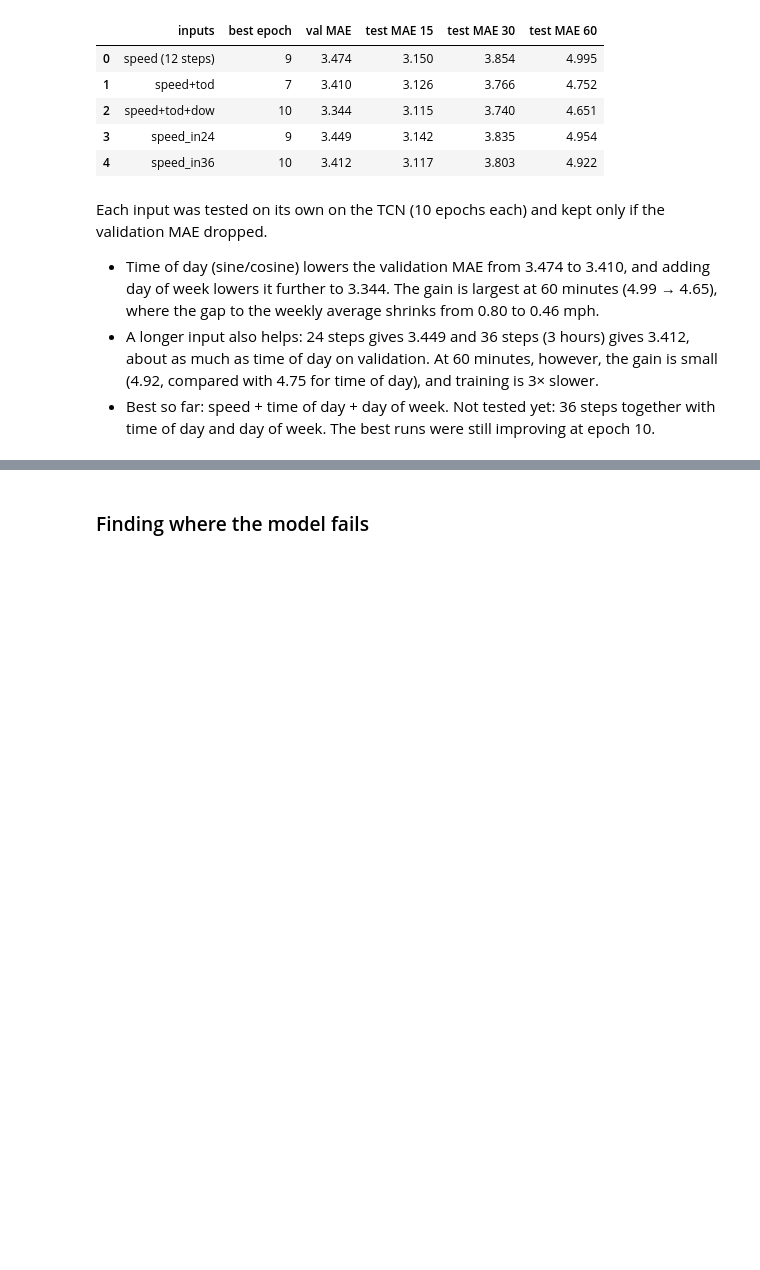
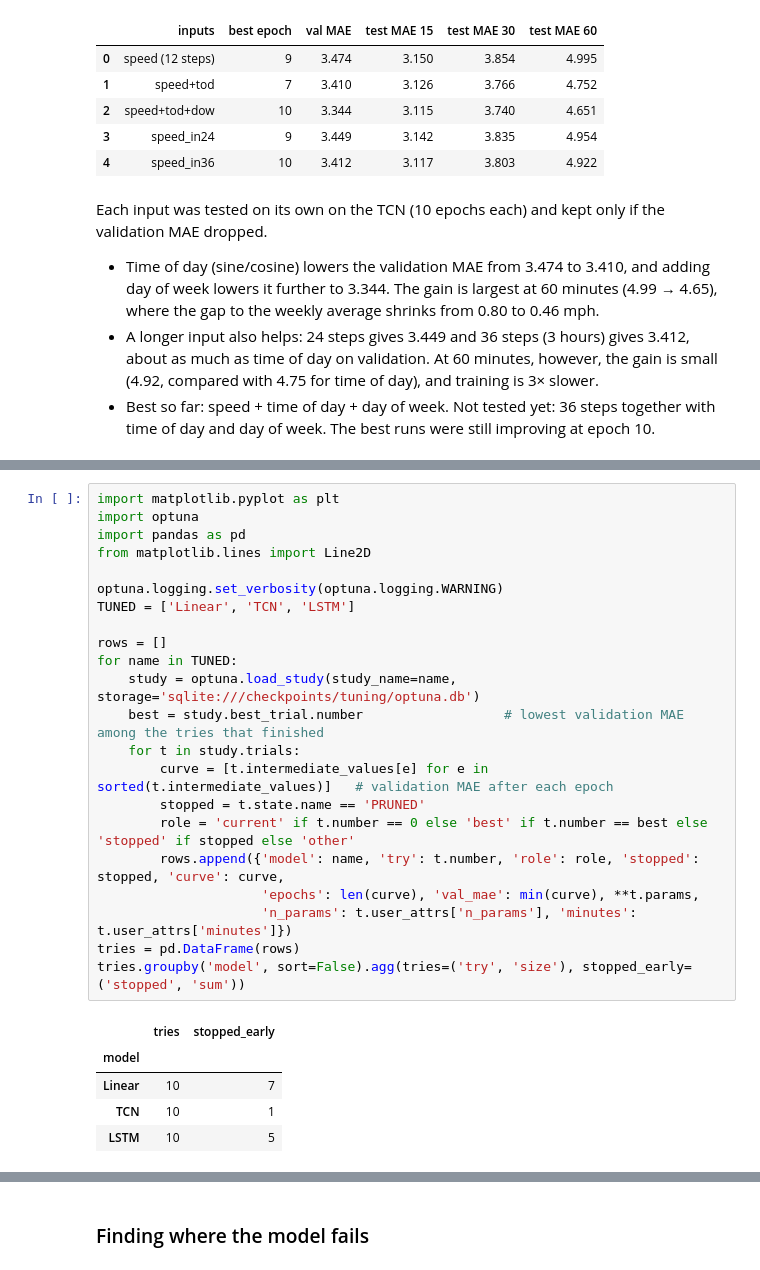
Before and after one commit to EduardCavasi/Spatial-Dependency-Modelling-in-Multivariate-Time-Series, a Jupyter notebook: notebooks/baseline_models.ipynb, the cells around one changed output, grey strips where cells are left out. Cells and saved outputs as stored; diff of their text form; blank space fills up the shorter version.

```diff
--- a/notebooks/baseline_models.ipynb
+++ b/notebooks/baseline_models.ipynb
@@ -139,0 +156,28 @@ Each input was tested on its own on the TCN (10 epochs each) and kept only if th
+# %%
+import matplotlib.pyplot as plt
+import optuna
+import pandas as pd
+from matplotlib.lines import Line2D
+
+optuna.logging.set_verbosity(optuna.logging.WARNING)
+TUNED = ['Linear', 'TCN', 'LSTM']
+
+rows = []
+for name in TUNED:
+    study = optuna.load_study(study_name=name, storage='sqlite:///checkpoints/tuning/optuna.db')
+    best = study.best_trial.number                  # lowest validation MAE among the tries that finished
+    for t in study.trials:
+        curve = [t.intermediate_values[e] for e in sorted(t.intermediate_values)]   # validation MAE after each epoch
+        stopped = t.state.name == 'PRUNED'
+        role = 'current' if t.number == 0 else 'best' if t.number == best else 'stopped' if stopped else 'other'
+        rows.append({'model': name, 'try': t.number, 'role': role, 'stopped': stopped, 'curve': curve,
+                     'epochs': len(curve), 'val_mae': min(curve), **t.params,
+                     'n_params': t.user_attrs['n_params'], 'minutes': t.user_attrs['minutes']})
+tries = pd.DataFrame(rows)
+tries.groupby('model', sort=False).agg(tries=('try', 'size'), stopped_early=('stopped', 'sum'))
+# %% [output]
+|  | tries | stopped_early |
+| model |  |  |
+| Linear | 10 | 7 |
+| TCN | 10 | 1 |
+| LSTM | 10 | 5 |
```
Also changed, not shown: parts of 7 cells of this notebook, 2 other files.
